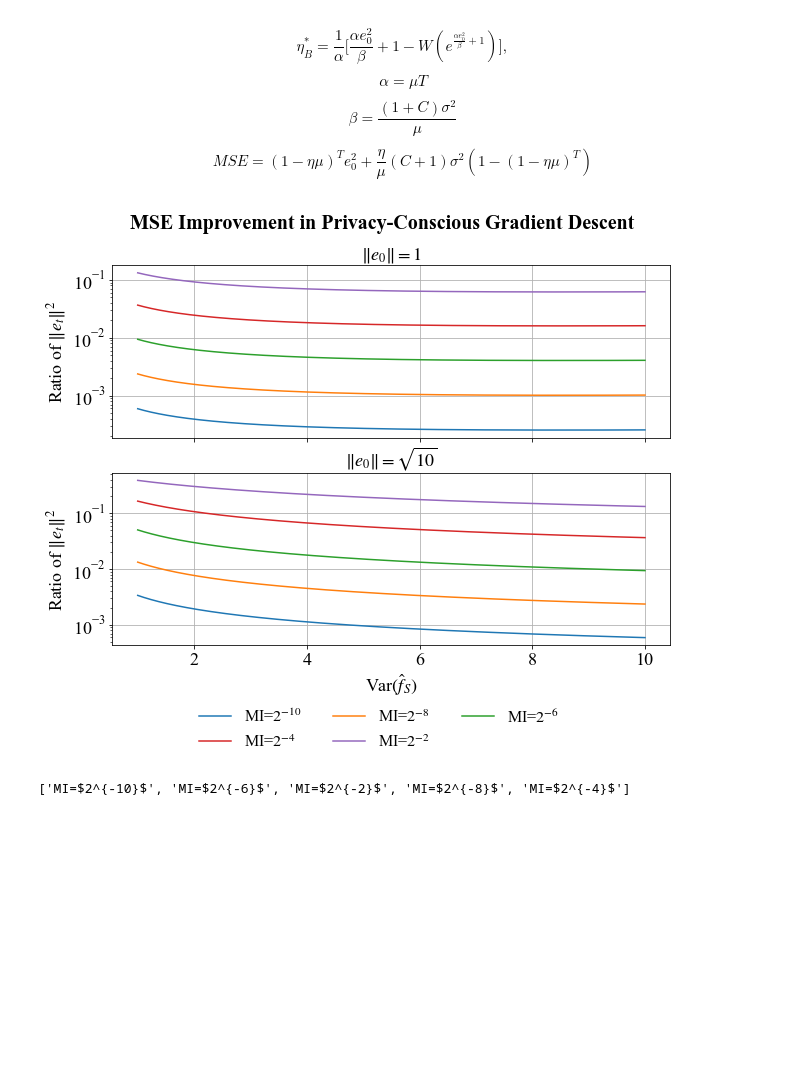
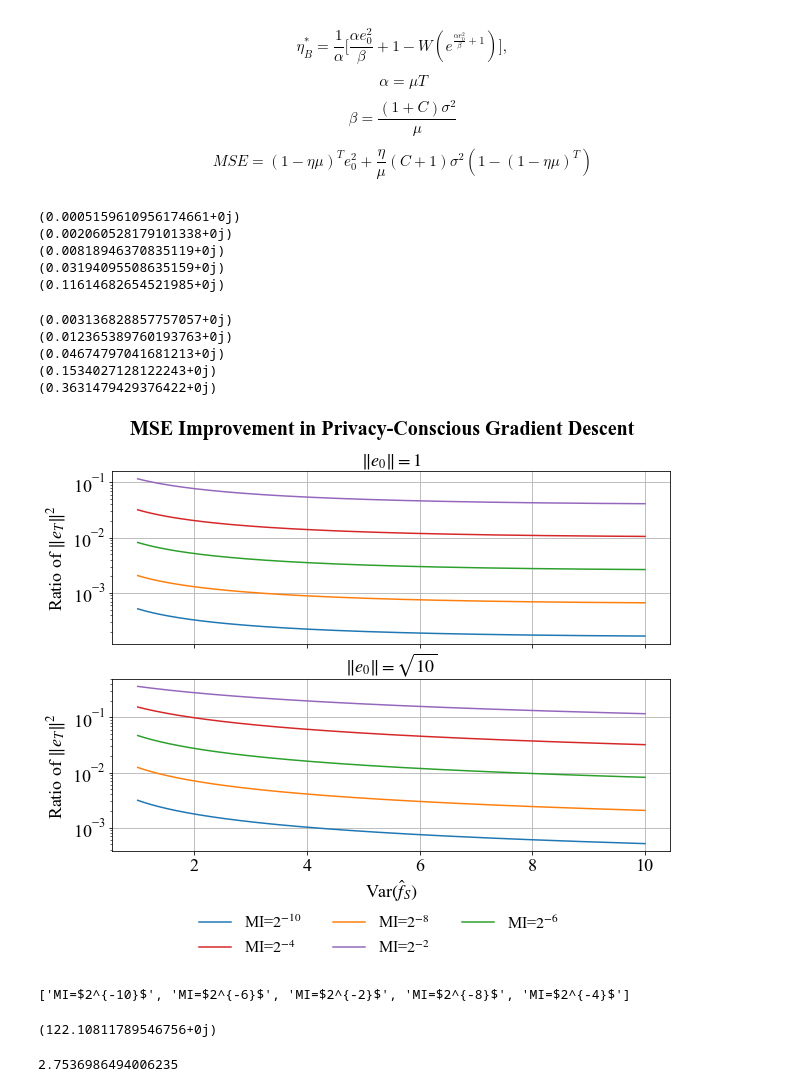
Before and after one commit to mayuri95/designing_for_privacy, a Jupyter notebook: pac_private_rr/snr graphs.ipynb, the cells around one changed output. Saved outputs shown, nothing was run; the diff lists cells and outputs as text; code cells hidden in the pictures; blank space fills up the shorter version.

Commit message:
fix graph

```diff
--- a/pac_private_rr/snr graphs.ipynb
+++ b/pac_private_rr/snr graphs.ipynb
@@ -113,7 +113,7 @@ def mse_gd(eta, mu, e_0, C, sigma_sq, T=32):
     return bias + var
 # %%
 
-def solve_for_optimal_eta(mu, sigma_sq, e_0, C, T=32):
+def solve_for_optimal_eta(mu, sigma_sq, e_0, C, T=50):
     alpha = mu*T
     beta = (1+C) * sigma_sq / mu
     coef = 1./alpha
@@ -121,13 +121,14 @@ def solve_for_optimal_eta(mu, sigma_sq, e_0, C, T=32):
     lambert = lambertw(np.exp(first + 1))
     return coef*(first + 1 - lambert)
 
-def mse_gd(eta, mu, e_0, C, sigma_sq, T=32):
+def mse_gd(eta, mu, e_0, C, sigma_sq, T=50):
     bias = (1-eta*mu)**T * e_0**2
     var = (eta / mu)*(C+1)*sigma_sq * (1-(1-eta*mu)**T)
     return bias + var
 
 mu = 1
 L = 1
+T=50
 
 mi_range = [2**(x) for x in [-10, -8, -6, -4, -2]]
 labels = ['$2^{-10}$', '$2^{-8}$', '$2^{-6}$', '$2^{-4}$', '$2^{-2}$']
@@ -139,41 +140,71 @@ for e_ind, ax in enumerate(axes):
     e_0 = es[e_ind]
 
     for ind,C in enumerate(c_range):
-        C*=32 # per epoch vs. overall
+        C*=T # per epoch vs. overall
 
         xs = []
         ys = []
         for sigma_sq in [x/1000 for x in range(1000, 10000)]:
-            step_size_default = solve_for_optimal_eta(mu, sigma_sq, e_0, 0)
+            step_size_default = solve_for_optimal_eta(mu=mu, sigma_sq=sigma_sq, e_0=e_0, C=0, T=T)
 
-            optimal_eta = solve_for_optimal_eta(mu, sigma_sq, e_0, C)
+            optimal_eta = solve_for_optimal_eta(mu=mu, sigma_sq=sigma_sq, e_0=e_0, C=C, T=T)
             if np.isinf(optimal_eta):
                 continue
-            optimal_mse = mse_gd(optimal_eta, mu, e_0, C, sigma_sq)
-            default_mse = mse_gd(step_size_default, mu, e_0, C, sigma_sq)
+            optimal_mse = mse_gd(optimal_eta, mu, e_0, C, sigma_sq, T=T)
+            default_mse = mse_gd(step_size_default, mu, e_0, C, sigma_sq, T=T)
             xs.append(sigma_sq)
             ys.append(optimal_mse/default_mse)
+        print(max(ys))
         ax.plot(xs, ys, label=f'MI={labels[ind]}')
     ax.grid(True)
     ax.tick_params(axis='both', labelsize=18)
-    ax.set_ylabel("Ratio of $\Vert e_t \Vert^2$", fontsize=18)
+    ax.set_ylabel("Ratio of $\Vert e_T \Vert^2$", fontsize=18)
     ax.set_yscale('log')
 
     ax.set_title(titles[e_ind], fontsize=18)
 ax.set_xlabel(r"$\mathdefault{Var}(\hat{f}_S)$", fontsize=18)
 
 plt.subplots_adjust(hspace=0.2)
 handles, labels = ax.get_legend_handles_labels()
 
 
 legend_rowwise(3, loc=2, bbox_to_anchor=(0.13, -0.28), prop={'size': 16}, frameon=False)
 
 # lgd = fig.legend(handles, labels, ncol=3, loc=2, prop={'size': 16}, bbox_to_anchor=(0.24, 0.01), frameon=False)
 plt.suptitle("MSE Improvement in Privacy-Conscious Gradient Descent", fontsize=20, fontweight="bold")
 plt.savefig('../figs/sigma_sq_to_mse.pdf',  bbox_inches = "tight")
 # %% [output]
+(0.0005159610956174661+0j)
+(0.002060528179101338+0j)
+(0.00818946370835119+0j)
+(0.03194095508635159+0j)
+(0.11614682654521985+0j)
+(0.003136828857757057+0j)
+(0.012365389760193763+0j)
+(0.04674797041681213+0j)
+(0.1534027128122243+0j)
+(0.3631479429376422+0j)
-[figure, old version]
+[figure, new version]
 # %%
 labels
 # %% [output]
 ['MI=$2^{-10}$', 'MI=$2^{-6}$', 'MI=$2^{-2}$', 'MI=$2^{-8}$', 'MI=$2^{-4}$']
+# %%
+e_0=1
+sigma_sq = 1
+mu = 1
+mi = 1/64
+C = 1/(2*mi)
+C*=T # per epoch vs. overall
+step_size_default = solve_for_optimal_eta(mu=mu, sigma_sq=sigma_sq, e_0=e_0, C=0, T=50)
+
+optimal_eta = solve_for_optimal_eta(mu=mu, sigma_sq=sigma_sq, e_0=e_0, C=C, T=50)
+optimal_mse = mse_gd(optimal_eta, mu, e_0, C, sigma_sq, T=50)
+default_mse = mse_gd(step_size_default, mu, e_0, C, sigma_sq, T=50)
+print(optimal_mse/default_mse)
+# %% [output]
+(122.10811789546756+0j)
+# %%
+1./0.3631479429376422
+# %% [output]
+2.7536986494006235
```
Also changed, not shown: parts of 2 cells of this notebook, 1 other file.
